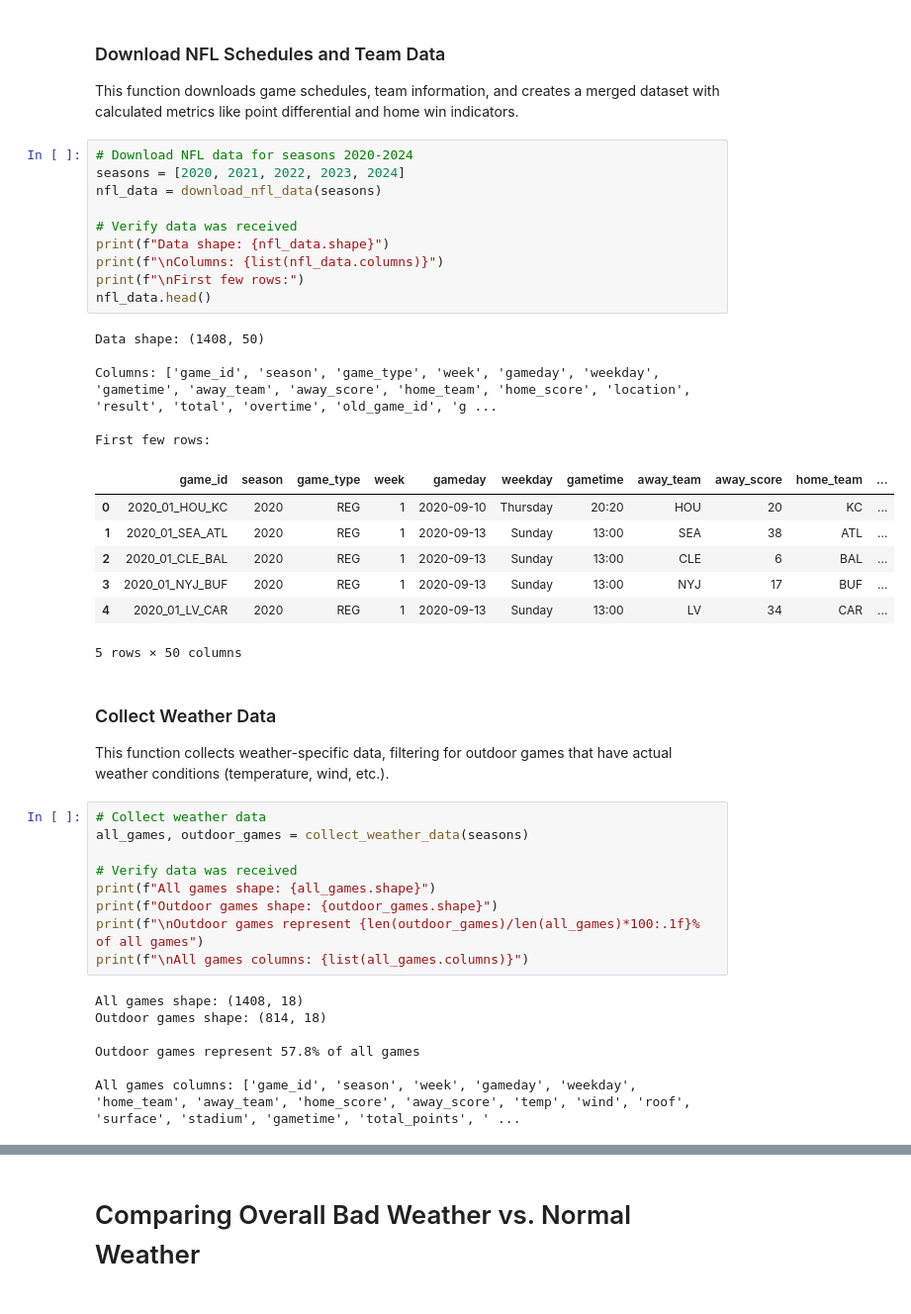
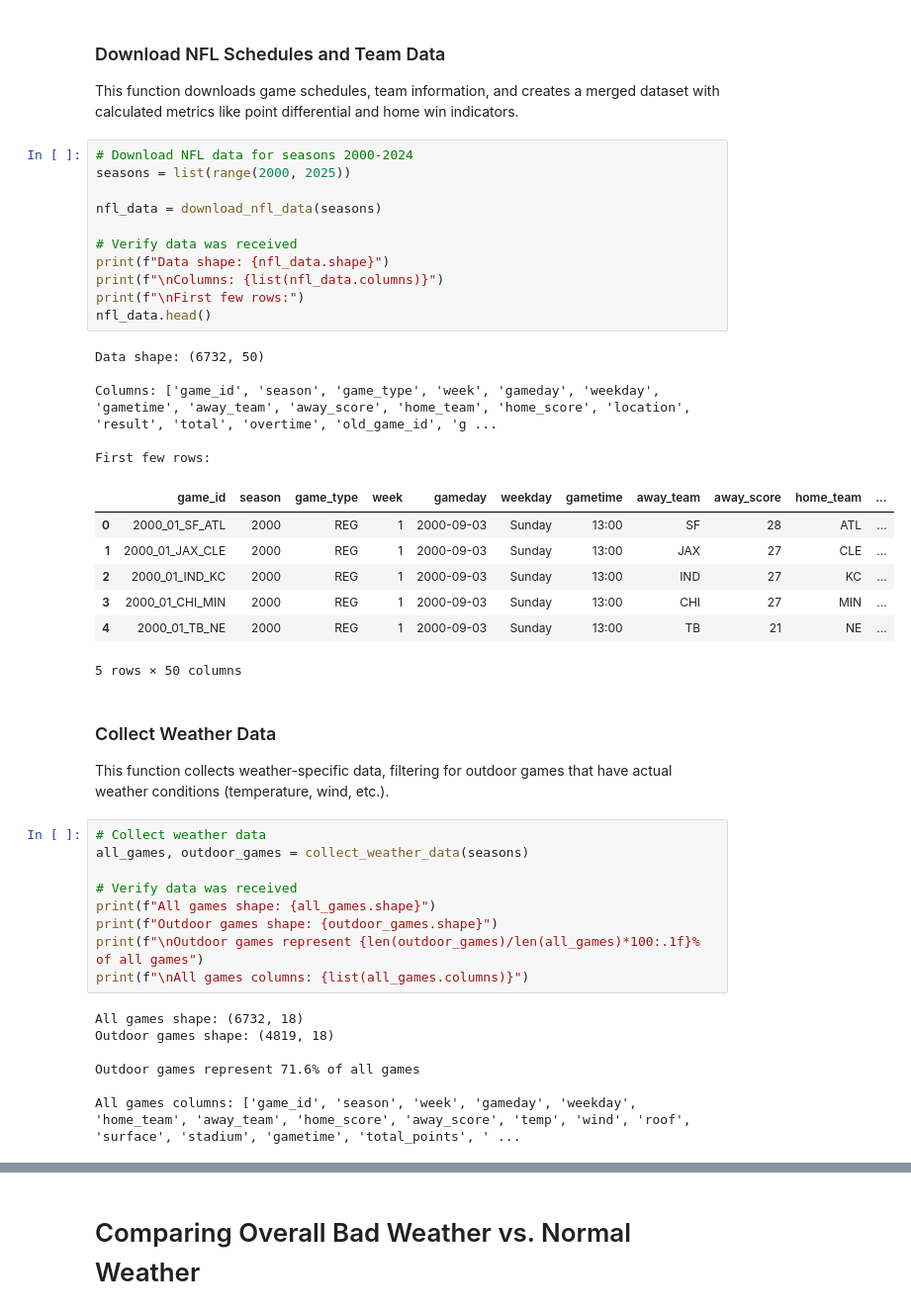
Before and after one commit to Venkata-Pramid-Reddy-Mitta/NFL-Performance-Weather-Analysis, a Jupyter notebook: main.ipynb, the cells around one changed output, grey strips where cells are left out. Shown at 99% size. Saved outputs shown, nothing was run; the diff lists cells and outputs as text.

```diff
--- a/main.ipynb
+++ b/main.ipynb
@@ -50,27 +55,28 @@ import numpy as np
 
 This function downloads game schedules, team information, and creates a merged dataset with calculated metrics like point differential and home win indicators.
 # %%
-# Download NFL data for seasons 2020-2024
-seasons = [2020, 2021, 2022, 2023, 2024]
+# Download NFL data for seasons 2000-2024
+seasons = list(range(2000, 2025))
+
 nfl_data = download_nfl_data(seasons)
 
 # Verify data was received
 print(f"Data shape: {nfl_data.shape}")
 print(f"\nColumns: {list(nfl_data.columns)}")
 print(f"\nFirst few rows:")
 nfl_data.head()
 # %% [output]
-Data shape: (1408, 50)
+Data shape: (6732, 50)
 
 Columns: ['game_id', 'season', 'game_type', 'week', 'gameday', 'weekday', 'gametime', 'away_team', 'away_score', 'home_team', 'home_score', 'location', 'result', 'total', 'overtime', 'old_game_id', 'g ...
 
 First few rows:
 |  | game_id | season | game_type | week | gameday | weekday | gametime | away_team | away_score | home_team | ... |
-| 0 | 2020_01_HOU_KC | 2020 | REG | 1 | 2020-09-10 | Thursday | 20:20 | HOU | 20 | KC | ... |
-| 1 | 2020_01_SEA_ATL | 2020 | REG | 1 | 2020-09-13 | Sunday | 13:00 | SEA | 38 | ATL | ... |
-| 2 | 2020_01_CLE_BAL | 2020 | REG | 1 | 2020-09-13 | Sunday | 13:00 | CLE | 6 | BAL | ... |
-| 3 | 2020_01_NYJ_BUF | 2020 | REG | 1 | 2020-09-13 | Sunday | 13:00 | NYJ | 17 | BUF | ... |
-| 4 | 2020_01_LV_CAR | 2020 | REG | 1 | 2020-09-13 | Sunday | 13:00 | LV | 34 | CAR | ... |
+| 0 | 2000_01_SF_ATL | 2000 | REG | 1 | 2000-09-03 | Sunday | 13:00 | SF | 28 | ATL | ... |
+| 1 | 2000_01_JAX_CLE | 2000 | REG | 1 | 2000-09-03 | Sunday | 13:00 | JAX | 27 | CLE | ... |
+| 2 | 2000_01_IND_KC | 2000 | REG | 1 | 2000-09-03 | Sunday | 13:00 | IND | 27 | KC | ... |
+| 3 | 2000_01_CHI_MIN | 2000 | REG | 1 | 2000-09-03 | Sunday | 13:00 | CHI | 27 | MIN | ... |
+| 4 | 2000_01_TB_NE | 2000 | REG | 1 | 2000-09-03 | Sunday | 13:00 | TB | 21 | NE | ... |
 5 rows × 50 columns
 # %% [markdown]
 ### Collect Weather Data
@@ -86,10 +92,10 @@ print(f"Outdoor games shape: {outdoor_games.shape}")
 print(f"\nOutdoor games represent {len(outdoor_games)/len(all_games)*100:.1f}% of all games")
 print(f"\nAll games columns: {list(all_games.columns)}")
 # %% [output]
-All games shape: (1408, 18)
-Outdoor games shape: (814, 18)
+All games shape: (6732, 18)
+Outdoor games shape: (4819, 18)
 
-Outdoor games represent 57.8% of all games
+Outdoor games represent 71.6% of all games
 
 All games columns: ['game_id', 'season', 'week', 'gameday', 'weekday', 'home_team', 'away_team', 'home_score', 'away_score', 'temp', 'wind', 'roof', 'surface', 'stadium', 'gametime', 'total_points', ' ...
 # %% [markdown]
```
Also changed, not shown: parts of 39 cells of this notebook, 9 other files.
